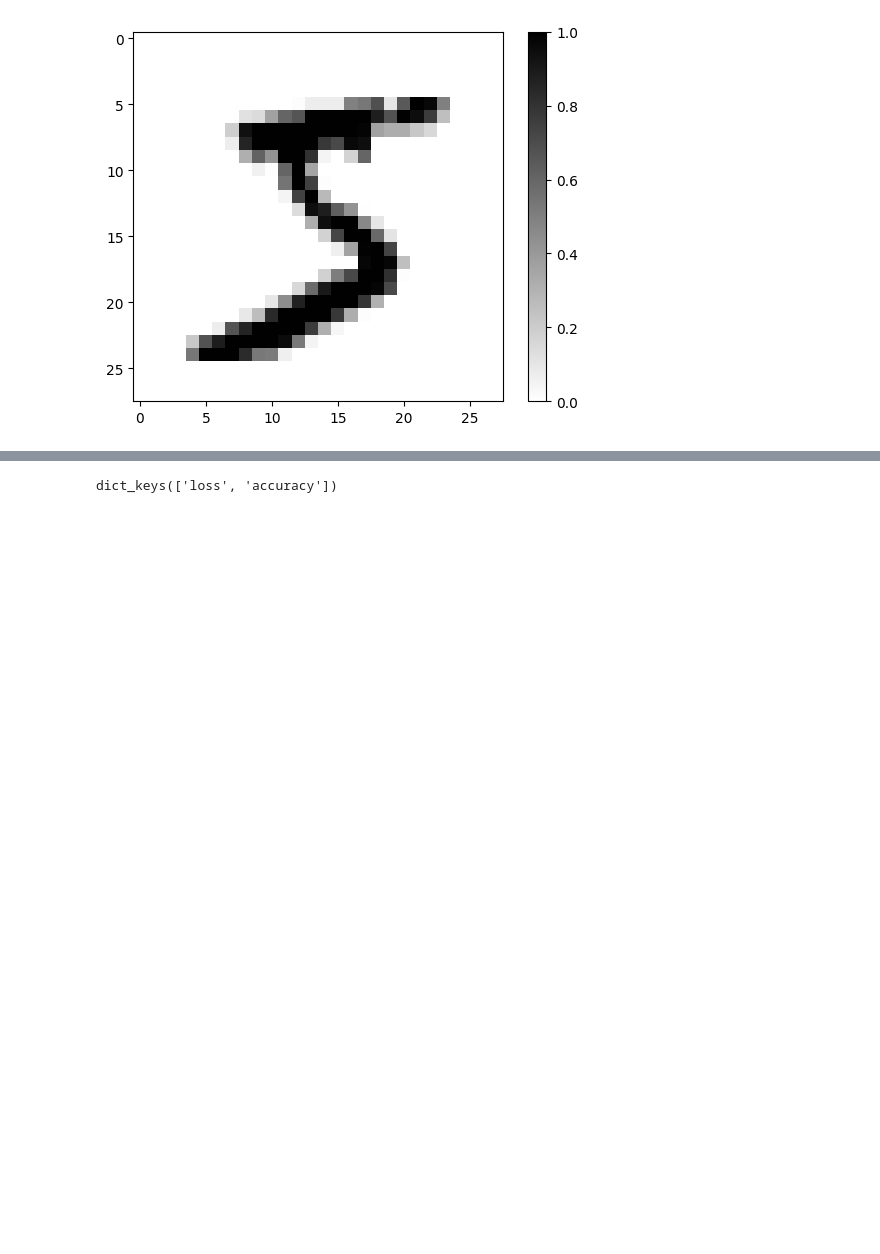
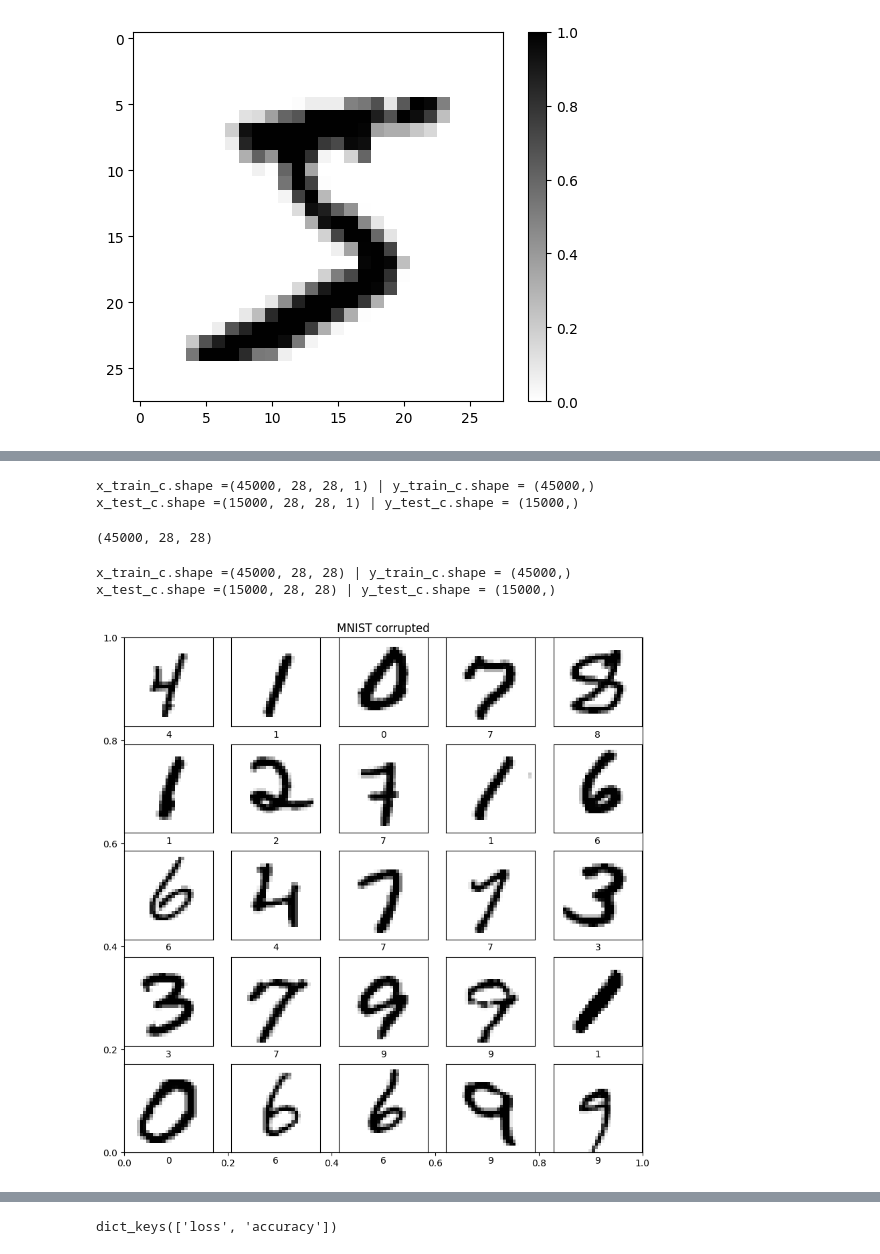
Before and after one commit to Valentin-Golyonko/SudokuML, a Jupyter notebook: app/board/logic/tf.ipynb, the cells around one changed output, grey strips where cells are left out. Cells and saved outputs as stored; diff of their text form; code cells hidden in the pictures; blank space fills up the shorter version.

```diff
--- a/app/board/logic/tf.ipynb
+++ b/app/board/logic/tf.ipynb
@@ -106,0 +107,20 @@ plt.show()
+# %%
+(x_train_c, y_train_c), (x_test_c, y_test_c) = tfds.as_numpy(
+    tfds.load(
+        "mnist_corrupted",
+        split=["train[:75%]", "train[75%:100%]"],
+        batch_size=-1,
+        shuffle_files=True,
+        as_supervised=True,
+    )
+)
+
+print(f"{x_train_c.shape =} | {y_train_c.shape = }")
+print(f"{x_test_c.shape =} | {y_test_c.shape = }")
+# %% [output]
+x_train_c.shape =(45000, 28, 28, 1) | y_train_c.shape = (45000,)
+x_test_c.shape =(15000, 28, 28, 1) | y_test_c.shape = (15000,)
+# %%
+x_train_c[:, :, :, 0].shape
+# %% [output]
+(45000, 28, 28)
@@ -107,3 +130,24 @@ plt.show()
+# %%
+x_train_c, x_test_c = x_train_c / 255.0, x_test_c / 255.0
+
+print(f"{x_train_c.shape =} | {y_train_c.shape = }")
+print(f"{x_test_c.shape =} | {y_test_c.shape = }")
+# %% [output]
+x_train_c.shape =(45000, 28, 28) | y_train_c.shape = (45000,)
+x_test_c.shape =(15000, 28, 28) | y_test_c.shape = (15000,)
+# %%
+plt.figure(figsize=(10, 10))
+plt.title("MNIST corrupted")
+for i in range(25):
+    plt.subplot(5, 5, i + 1)
+    plt.xticks([])
+    plt.yticks([])
+    plt.grid(False)
+    plt.imshow(x_train_c[i], cmap=plt.cm.binary)
+    plt.xlabel(y_train_c[i])
+plt.show()
+# %% [output]
+[figure, added]
 # %%
 """Build a tf.keras.Sequential model:"""
 
```
Also changed, not shown: parts of 22 cells of this notebook, 3 other files.
